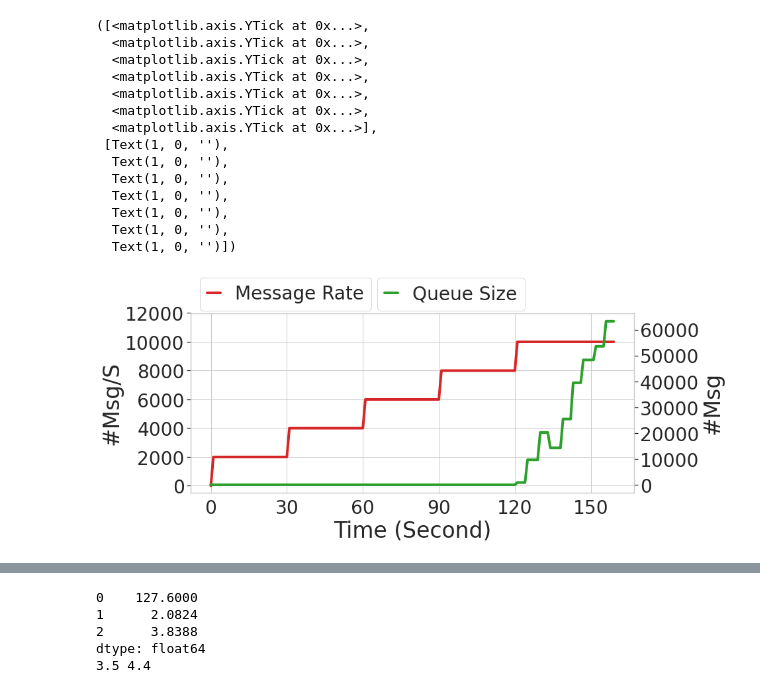
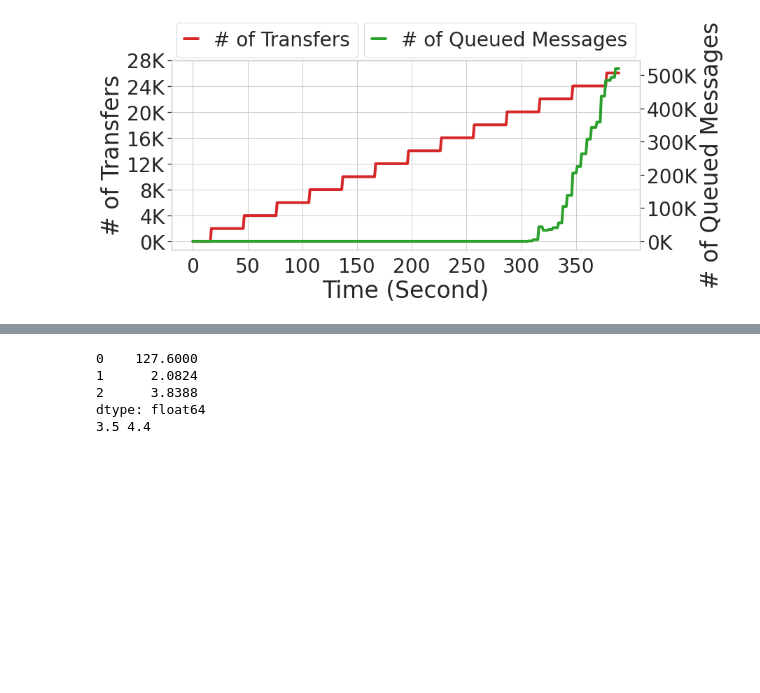
Before and after one commit to EhsanSaZ/BottleneckDetection, a Jupyter notebook: dataset_generator/parallel_filesystem/AgentMetricCollector/evaluation/scaiability/scalability analysis.ipynb, the cells around one changed output, grey strips where cells are left out. Drawn from its saved outputs; the diff is of its cells as text; code cells hidden in the pictures; blank space fills up the shorter version.

Commit message:
second_sub_evaluation_changes

```diff
--- a/dataset_generator/parallel_filesystem/AgentMetricCollector/evaluation/scaiability/scalability analysis.ipynb
+++ b/dataset_generator/parallel_filesystem/AgentMetricCollector/evaluation/scaiability/scalability analysis.ipynb
@@ -21,48 +21,47 @@ import matplotlib.pyplot as plt
 import seaborn as sns
 sns.set()
 # %%
-cloud_file = "./cloud_scalability/10k_per_s_1ls_5es_grok_all_metrics_.csv"
+# cloud_file = "./cloud_scalability/10k_per_s_1ls_5es_grok_all_metrics_.csv"
+cloud_file = "./cloud_scalability/20k_per_s_2LS_5es_grok_all_metrics_AmazonC6a.csv"
 
 dtype_dic= { '@timestamp per second':str, 'Count of records':float}
 cloud_file_data = pd.read_csv(cloud_file, dtype = dtype_dic).fillna(0)
 # cloud_file_data.iloc[:, 1]
 # cloud_file_data.iloc[:, 2]
 from matplotlib.pyplot import figure
 from matplotlib import pyplot as plt
 sns.set_style("whitegrid")
 sns.set_palette("Set1")
 
-x_range = np.arange(0, 160 , 1)
+# x_range = np.arange(0, cloud_file_data.shape[0] , 1)
+x_range = np.arange(0, 390 , 1)
 lw=4
 
 fig, ax = plt.subplots(figsize =(12, 5))
-ax.set_ylabel('#Msg/S', fontsize=33)
+ax.set_ylabel('# of Transfers', fontsize=33)
 ax.set_xlabel('Time (Second)', fontsize=33)
-ax.plot(x_range, cloud_file_data.iloc[:160, 1],'-', label="Message Rate", color='tab:red', linewidth=lw)#,color='tab:red'
-plt.yticks(np.arange(0, np.max(cloud_file_data.iloc[:, 1] + 3000), 2000),  fontsize=28)
-plt.xticks(x_range[::30],  fontsize=28)
-plt.legend(fontsize=28, framealpha=0.8, handlelength=0.7, loc='upper left', bbox_to_anchor=(0, 1.25))
+ax.plot(x_range, cloud_file_data.iloc[:390, 1],'-', label="# of Transfers", color='tab:red', linewidth=lw)#,color='tab:red'
+
+plt.yticks(np.arange(0, np.max(cloud_file_data.iloc[:, 1] + 3000), 4000),  fontsize=28)
+ax_ylabels = ['{}K'.format(int(y)) for y in plt.yticks()[0]/1000]
+ax.set_yticklabels(ax_ylabels)
+
+plt.xticks(x_range[::50],  fontsize=28)
+
+
+plt.legend(fontsize=28, framealpha=0.8, handlelength=0.7, loc='upper left', bbox_to_anchor=(-0.01, 1.25))
 ax2 = ax.twinx()
 ax2.grid(False)
-ax2.set_ylabel('#Msg', fontsize=33)
-line1, = ax2.plot(x_range, cloud_file_data.iloc[:160, 2], '-', label="Queue Size", color='tab:green', linewidth=lw)
-plt.legend(fontsize=28, handles=[line1], handlelength=0.7,  framealpha=0.8, loc='upper left', bbox_to_anchor=(0.4, 1.25))
-plt.yticks(np.arange(0, np.max(cloud_file_data.iloc[:160, 2] + 5000), 10000),  fontsize=28)
-# plt.savefig('Cloud_scaling_evaluation.pdf', bbox_inches='tight')
+ax2.set_ylabel('# of Queued Messages', fontsize=33)
+line1, = ax2.plot(x_range, cloud_file_data.iloc[:390, 2], '-', label="# of Queued Messages", color='tab:green', linewidth=lw)
+plt.legend(fontsize=28, handles=[line1], handlelength=0.7,  framealpha=0.8, loc='upper left', bbox_to_anchor=(0.39, 1.25))
+
+plt.yticks(np.arange(0, np.max(cloud_file_data.iloc[:390, 2] + 5000), 100000),  fontsize=28)
+
+
+
+
+# plt.savefig('Cloud_scaling_evaluation_2LS_AMZN.pdf', bbox_inches='tight')
 # %% [output]
-([<matplotlib.axis.YTick at 0x...>,
-  <matplotlib.axis.YTick at 0x...>,
-  <matplotlib.axis.YTick at 0x...>,
-  <matplotlib.axis.YTick at 0x...>,
-  <matplotlib.axis.YTick at 0x...>,
-  <matplotlib.axis.YTick at 0x...>,
-  <matplotlib.axis.YTick at 0x...>],
- [Text(1, 0, ''),
-  Text(1, 0, ''),
-  Text(1, 0, ''),
-  Text(1, 0, ''),
-  Text(1, 0, ''),
-  Text(1, 0, ''),
-  Text(1, 0, '')])
-[figure, old version]
+[figure, new version]
 # %%
```
Also changed, not shown: parts of 3 cells of this notebook, 3 other files.
